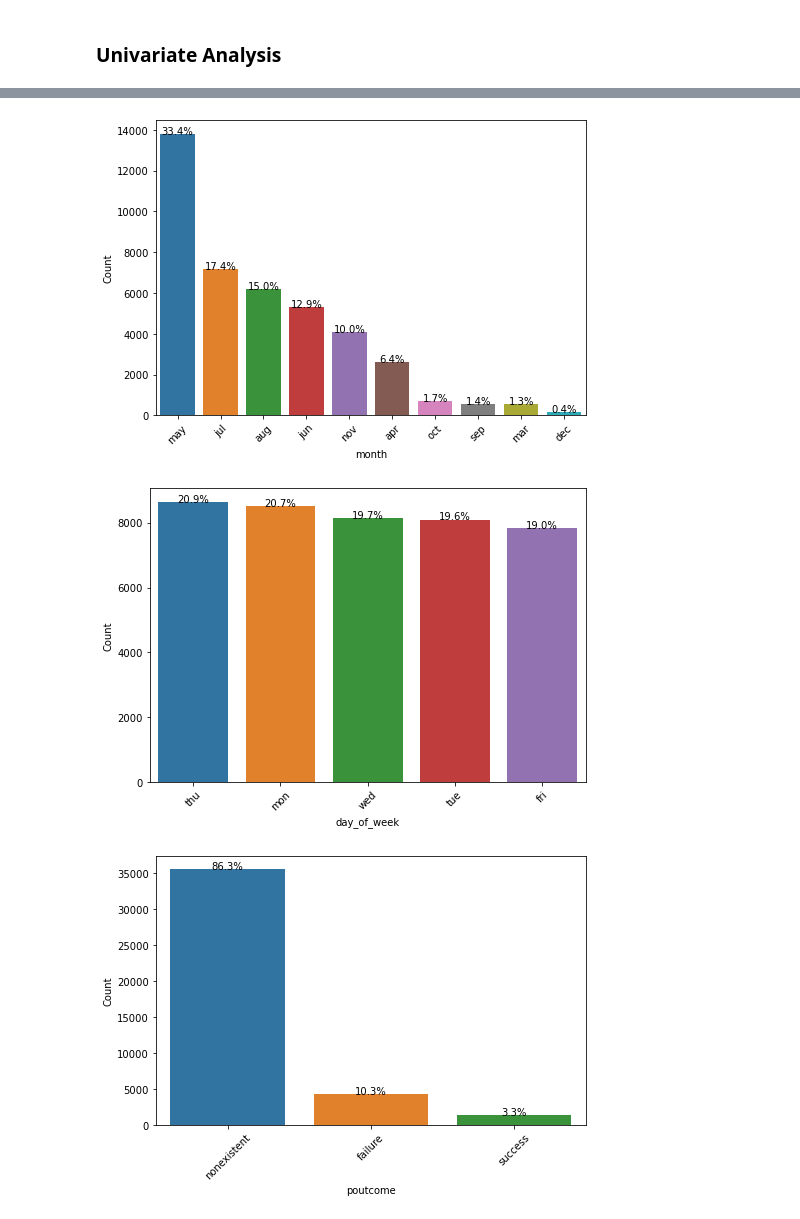
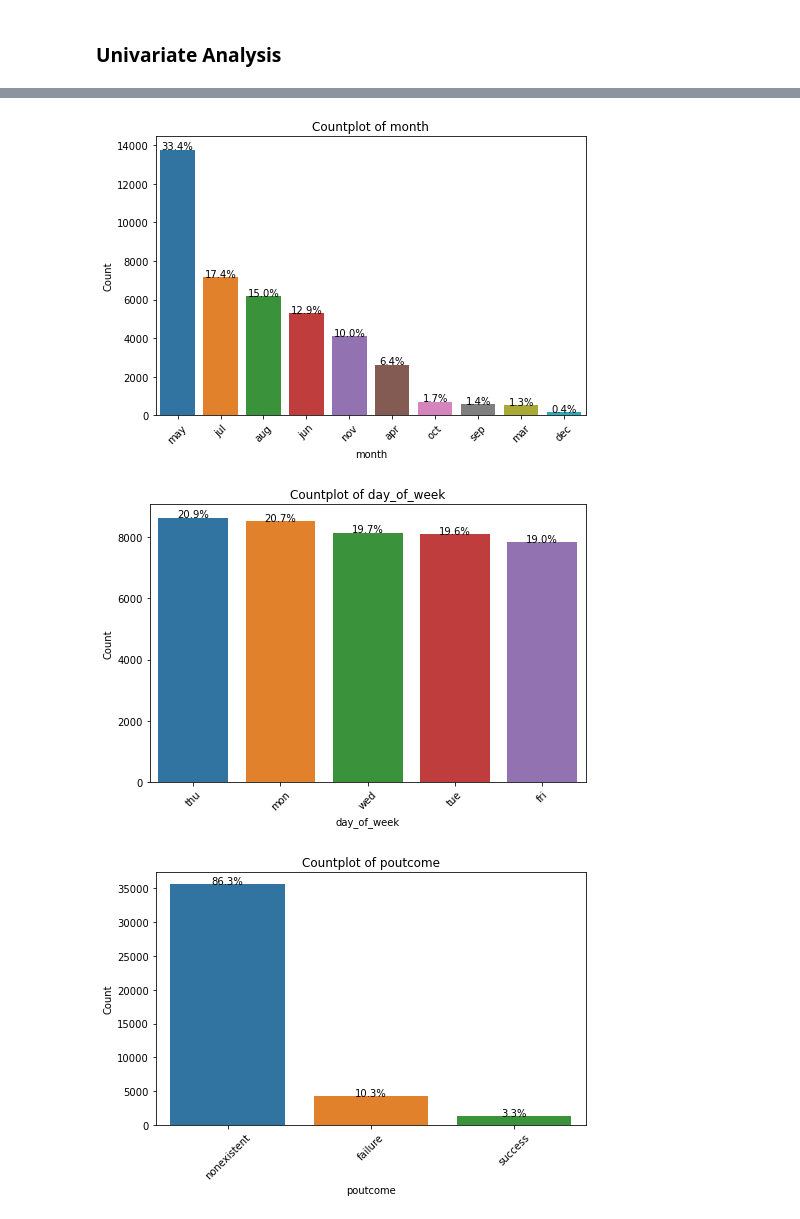
Before and after one commit to sneharth/Data-Science, a Jupyter notebook: Bank Marketing/Bank Telemarketing.ipynb, the cells around one changed output, grey strips where cells are left out. Drawn from its saved outputs; the diff is of its cells as text; code cells hidden in the pictures.

```diff
--- a/Bank Marketing/Bank Telemarketing.ipynb
+++ b/Bank Marketing/Bank Telemarketing.ipynb
@@ -127,7 +128,7 @@ data [ continuous ].describe ( )
 # %% [markdown]
 ### Univariate Analysis
 # %%
-# Understanding the distribution of target variable "y"
+# Understanding the categorical variables
 for feature in categorical:
     plt.rcParams [ "figure.figsize" ] = [ 7 , 5 ]
     plt.rcParams [ "figure.autolayout" ] = True
@@ -141,6 +142,7 @@ for feature in categorical:
         y = patches [ i ].get_height ( ) + 0.05
         ax.annotate ( '{:.1f}%' .format ( percentage [ i ] )
                      , ( x , y ) , ha = 'center' )
+    plt.title ( "Countplot of " + feature )
     plt.xlabel ( feature )
     plt.ylabel ( "Count" )
     plt.xticks ( rotation = 45 )
@@ -156,3 +158,3 @@ for feature in categorical:
-[figure, old version]
+[figure, new version]
-[figure, old version]
+[figure, new version]
-[figure, old version]
+[figure, new version]
```
Also changed, not shown: parts of 9 cells of this notebook.
